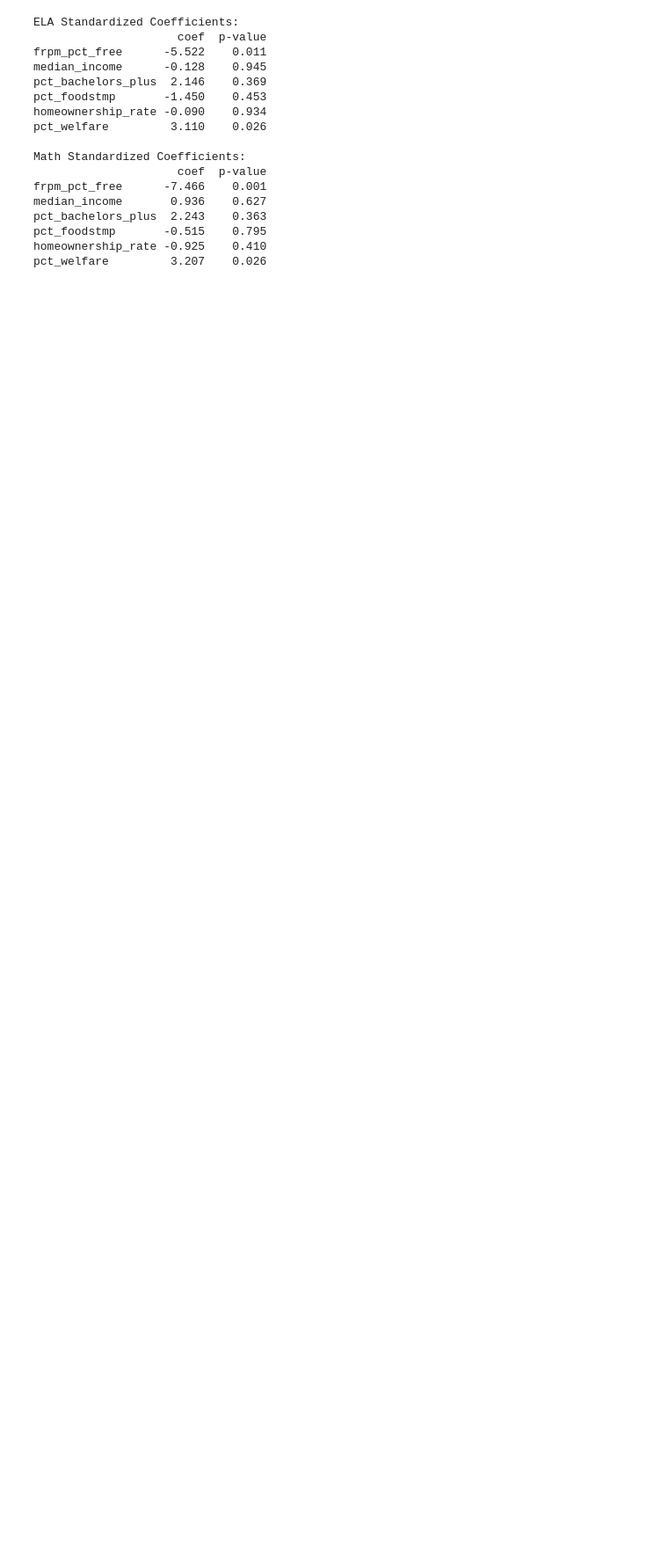
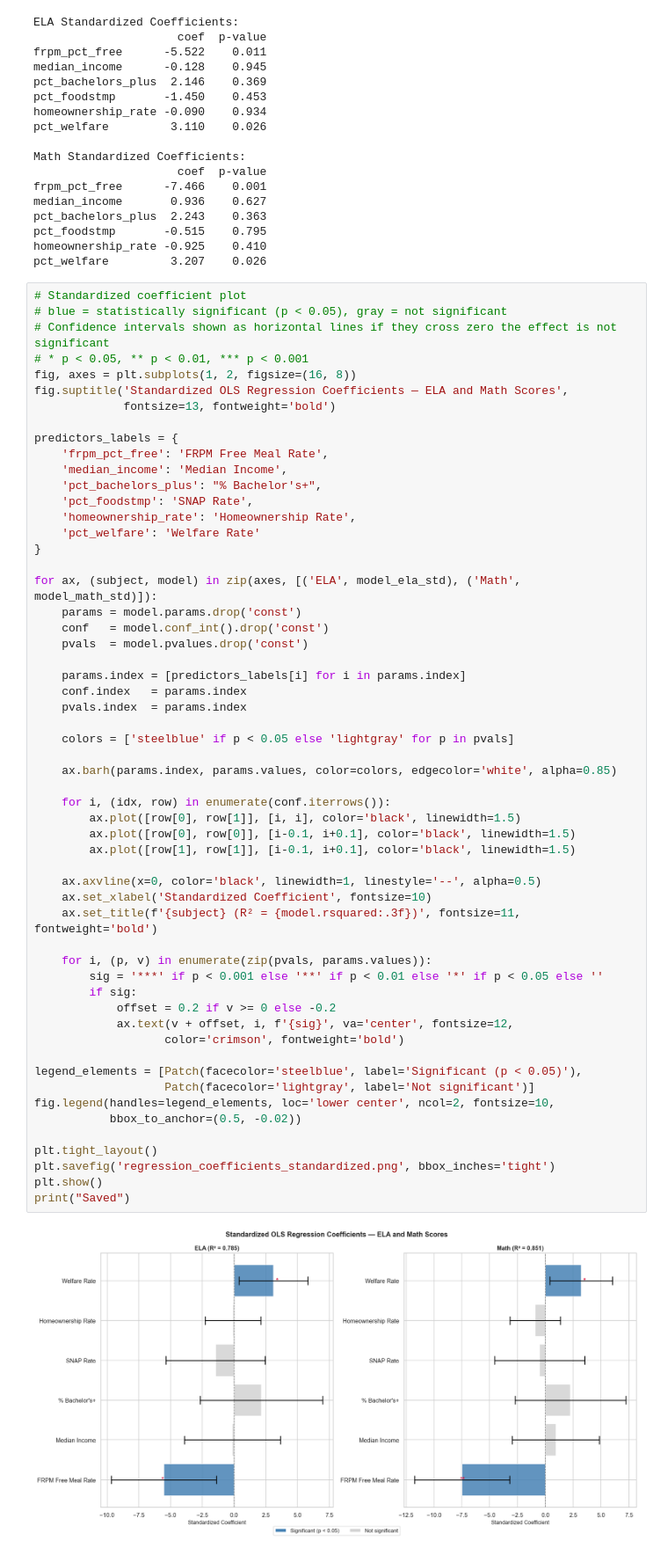
Before and after one commit to andrewyounucsd/math189-final-project, a Jupyter notebook: math189_final_project.ipynb, the cells around one changed output. Shown at 88% size. Saved outputs shown, nothing was run; the diff lists cells and outputs as text; blank space fills up the shorter version.

```diff
--- a/math189_final_project.ipynb
+++ b/math189_final_project.ipynb
@@ -1122,3 +1404,61 @@ pct_bachelors_plus  2.243    0.363
 pct_foodstmp       -0.515    0.795
 homeownership_rate -0.925    0.410
 pct_welfare         3.207    0.026
+# %%
+# Standardized coefficient plot
+# blue = statistically significant (p < 0.05), gray = not significant
+# Confidence intervals shown as horizontal lines if they cross zero the effect is not significant
+# * p < 0.05, ** p < 0.01, *** p < 0.001
+fig, axes = plt.subplots(1, 2, figsize=(16, 8))
+fig.suptitle('Standardized OLS Regression Coefficients — ELA and Math Scores',
+             fontsize=13, fontweight='bold')
+
+predictors_labels = {
+    'frpm_pct_free': 'FRPM Free Meal Rate',
+    'median_income': 'Median Income',
+    'pct_bachelors_plus': "% Bachelor's+",
+    'pct_foodstmp': 'SNAP Rate',
+    'homeownership_rate': 'Homeownership Rate',
+    'pct_welfare': 'Welfare Rate'
+}
+
+for ax, (subject, model) in zip(axes, [('ELA', model_ela_std), ('Math', model_math_std)]):
+    params = model.params.drop('const')
+    conf   = model.conf_int().drop('const')
+    pvals  = model.pvalues.drop('const')
+
+    params.index = [predictors_labels[i] for i in params.index]
+    conf.index   = params.index
+    pvals.index  = params.index
+
+    colors = ['steelblue' if p < 0.05 else 'lightgray' for p in pvals]
+
+    ax.barh(params.index, params.values, color=colors, edgecolor='white', alpha=0.85)
+
+    for i, (idx, row) in enumerate(conf.iterrows()):
+        ax.plot([row[0], row[1]], [i, i], color='black', linewidth=1.5)
+        ax.plot([row[0], row[0]], [i-0.1, i+0.1], color='black', linewidth=1.5)
+        ax.plot([row[1], row[1]], [i-0.1, i+0.1], color='black', linewidth=1.5)
+
+    ax.axvline(x=0, color='black', linewidth=1, linestyle='--', alpha=0.5)
+    ax.set_xlabel('Standardized Coefficient', fontsize=10)
+    ax.set_title(f'{subject} (R² = {model.rsquared:.3f})', fontsize=11, fontweight='bold')
+
+    for i, (p, v) in enumerate(zip(pvals, params.values)):
+        sig = '***' if p < 0.001 else '**' if p < 0.01 else '*' if p < 0.05 else ''
+        if sig:
+            offset = 0.2 if v >= 0 else -0.2
+            ax.text(v + offset, i, f'{sig}', va='center', fontsize=12,
+                   color='crimson', fontweight='bold')
+
+legend_elements = [Patch(facecolor='steelblue', label='Significant (p < 0.05)'),
+                   Patch(facecolor='lightgray', label='Not significant')]
+fig.legend(handles=legend_elements, loc='lower center', ncol=2, fontsize=10,
+           bbox_to_anchor=(0.5, -0.02))
+
+plt.tight_layout()
+plt.savefig('regression_coefficients_standardized.png', bbox_inches='tight')
+plt.show()
+print("Saved")
+# %% [output]
+[figure, added]
```
Also changed, not shown: parts of 17 cells of this notebook.
